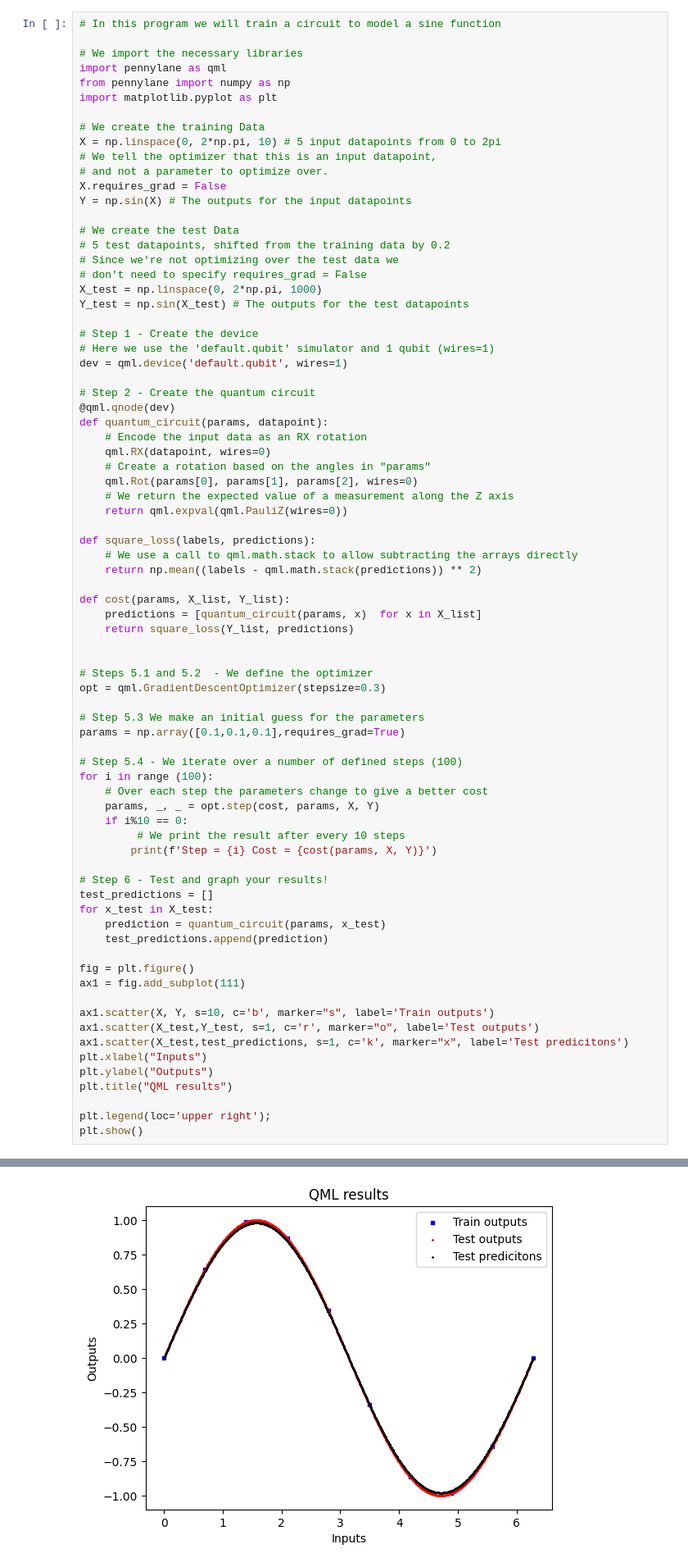
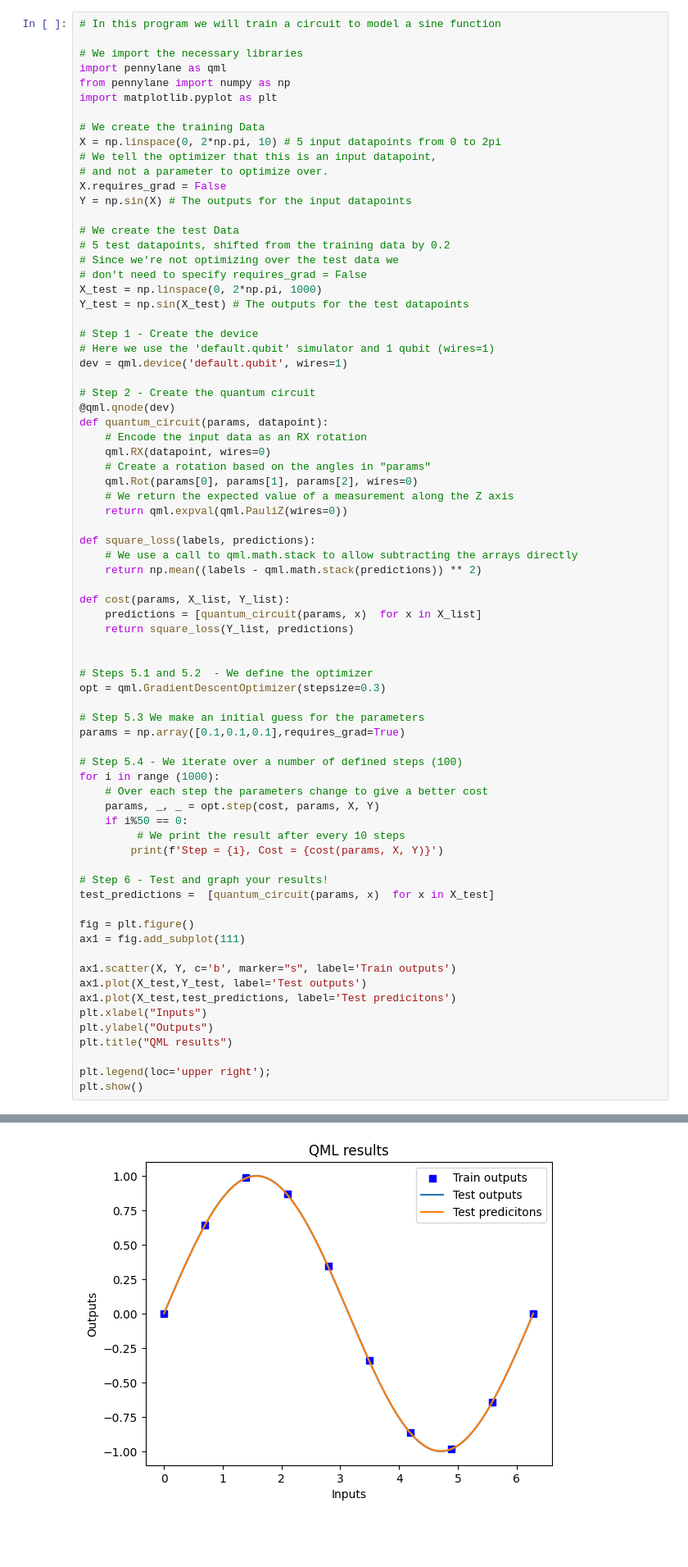
Before and after one commit to sheepymeh/womanium-qai-2024, a Jupyter notebook: task-4.ipynb, the cells around one changed output, grey strips where cells are left out. Shown at 82% size. Drawn from its saved outputs; the diff is of its cells as text; blank space fills up the shorter version.

```diff
--- a/task-4.ipynb
+++ b/task-4.ipynb
@@ -103,25 +103,22 @@ opt = qml.GradientDescentOptimizer(stepsize=0.3)
 params = np.array([0.1,0.1,0.1],requires_grad=True)
 
 # Step 5.4 - We iterate over a number of defined steps (100)
-for i in range (100):
+for i in range (1000):
     # Over each step the parameters change to give a better cost
     params, _, _ = opt.step(cost, params, X, Y)
-    if i%10 == 0:
+    if i%50 == 0:
          # We print the result after every 10 steps
-        print(f'Step = {i} Cost = {cost(params, X, Y)}')
+        print(f'Step = {i}, Cost = {cost(params, X, Y)}')
 
 # Step 6 - Test and graph your results!
-test_predictions = []
-for x_test in X_test:
-    prediction = quantum_circuit(params, x_test)
-    test_predictions.append(prediction)
+test_predictions =  [quantum_circuit(params, x)  for x in X_test]
 
 fig = plt.figure()
 ax1 = fig.add_subplot(111)
 
-ax1.scatter(X, Y, s=10, c='b', marker="s", label='Train outputs')
-ax1.scatter(X_test,Y_test, s=1, c='r', marker="o", label='Test outputs')
-ax1.scatter(X_test,test_predictions, s=1, c='k', marker="x", label='Test predicitons')
+ax1.scatter(X, Y, c='b', marker="s", label='Train outputs')
+ax1.plot(X_test,Y_test, label='Test outputs')
+ax1.plot(X_test,test_predictions, label='Test predicitons')
 plt.xlabel("Inputs")
 plt.ylabel("Outputs")
 plt.title("QML results")
@@ -142,4 +149,4 @@ Step = 90 Cost = 0.00021557147049494117
-[figure, old version]
+[figure, new version]
 # %%
 # In this program we will train a circuit to model a sine function
 
```
Also changed, not shown: parts of 1 cell of this notebook.
